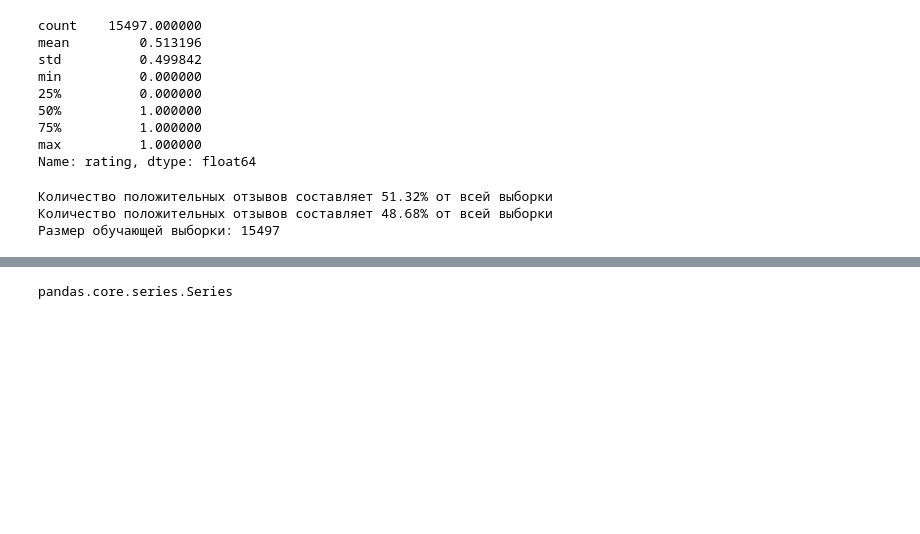
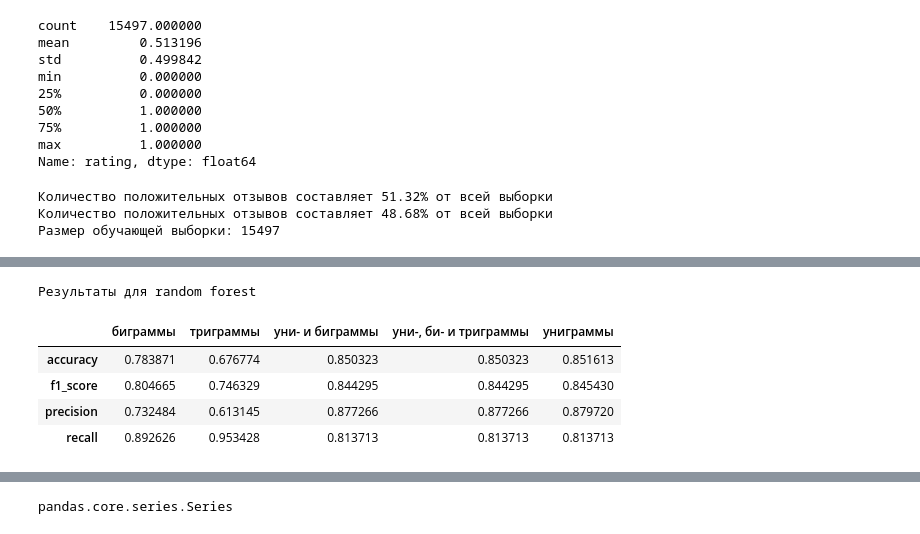
Before and after one commit to dayannn/sentiments, a Jupyter notebook: Sent2.ipynb, the cells around one changed output, grey strips where cells are left out. Saved outputs shown, nothing was run; the diff lists cells and outputs as text; code cells hidden in the pictures; blank space fills up the shorter version.

```diff
--- a/Sent2.ipynb
+++ b/Sent2.ipynb
@@ -110,0 +218,17 @@ cvect = count_vectorizer.fit_transform(norm_texts)
+# %%
+class_res_rf = pd.DataFrame({
+    "униграммы" : metr2_uni,
+    "биграммы" : metr2_bi,
+    "триграммы" : metr2_tri,
+    "уни- и биграммы" : metr2_uni_bi,
+    "уни-, би- и триграммы" : metr2_uni_bi_tri
+})
+print("Результаты для random forest")
+class_res_rf
+# %% [output]
+Результаты для random forest
+|  | биграммы | триграммы | уни- и биграммы | уни-, би- и триграммы | униграммы |
+| accuracy | 0.783871 | 0.676774 | 0.850323 | 0.850323 | 0.851613 |
+| f1_score | 0.804665 | 0.746329 | 0.844295 | 0.844295 | 0.845430 |
+| precision | 0.732484 | 0.613145 | 0.877266 | 0.877266 | 0.879720 |
+| recall | 0.892626 | 0.953428 | 0.813713 | 0.813713 | 0.813713 |
```
Also changed, not shown: parts of 18 cells of this notebook.
